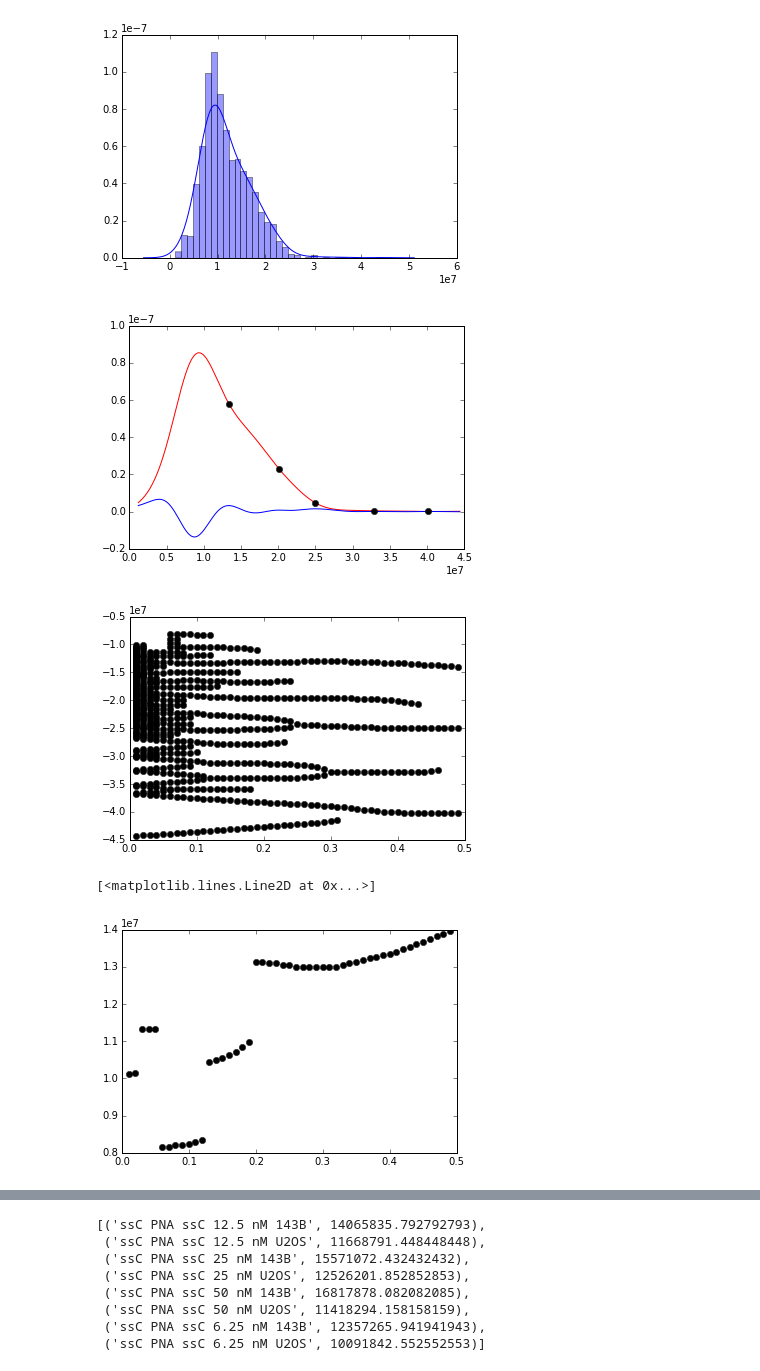
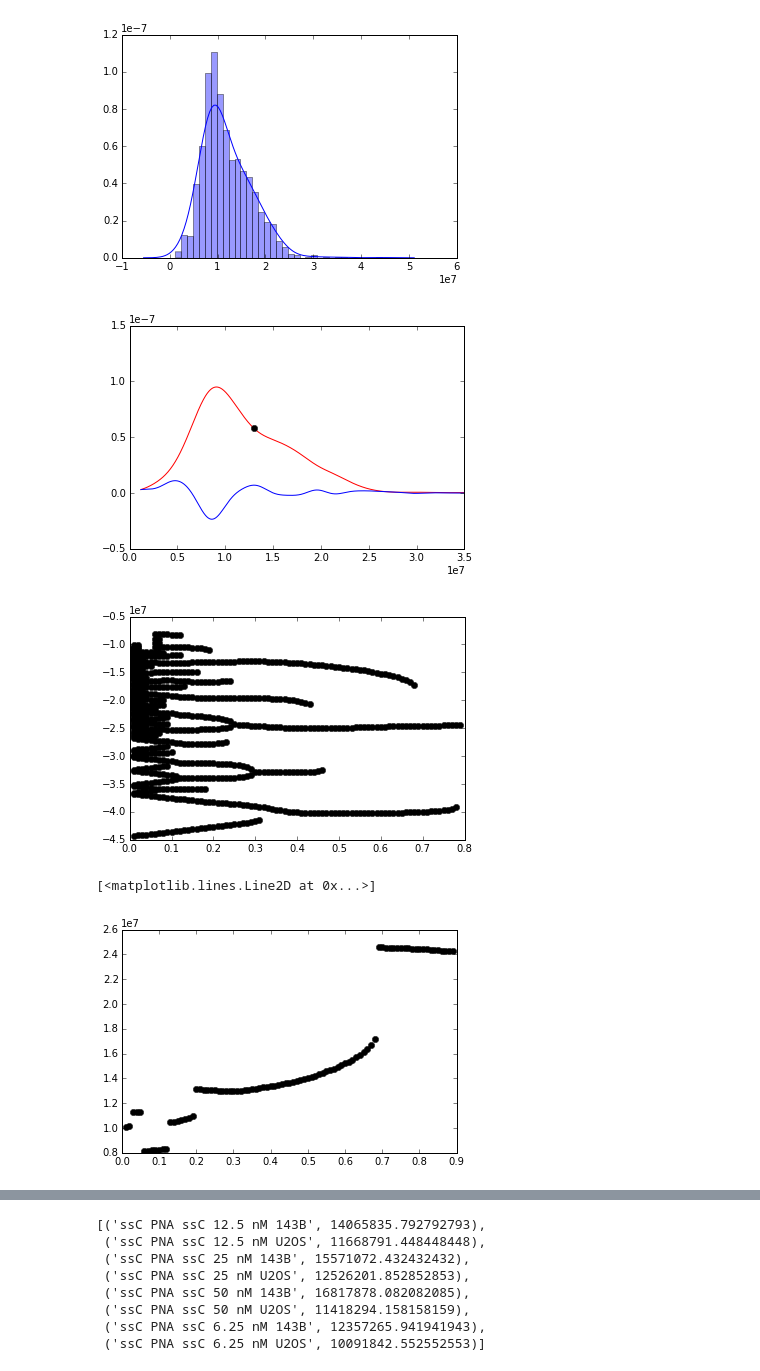
Before and after one commit to dela3499/assay-explorer, a Jupyter notebook: nb/Labeling cell phase.ipynb, the cells around one changed output, grey strips where cells are left out. Cells and saved outputs as stored; diff of their text form; code cells hidden in the pictures.

```diff
--- a/nb/Labeling cell phase.ipynb
+++ b/nb/Labeling cell phase.ipynb
@@ -46,14 +48,15 @@ def f(bw):
 #     thresh_x,thresh_y = get_threshold(intensity,bw)
 #     plt.plot(thresh_x,thresh_y,'ko')
     thresh_xs,thresh_ys = get_thresholds(intensity,bw)
-    plt.plot(thresh_xs,thresh_ys,'ko')
+    plt.plot(thresh_xs[0],thresh_ys[0],'ko')
+    plt.axis([0,3.5e7,-0.5e-7,1.5e-7])
 
     return my_pdf
 #     plt.hist(intensity,normed=1,alpha=.3,bins=200) # histogram
 
-interact(f,bw=widgets.FloatSlider(min=0.05,max=0.4,step=0.01,value=0.5));
+interact(f,bw=widgets.FloatSlider(min=0.2,max=0.6,step=0.01,value=0.5));
 # %% [output]
-[figure, old version]
+[figure, new version]
 # %%
 def get_threshold(vals,bw):
     pdf = gaussian_kde(vals,bw_method=bw)
@@ -64,20 +67,20 @@ def get_threshold(vals,bw):
     index = min([yi for yi in signal.argrelmax(ddx)[0] if yi > peak])
     return (x[index],pdf(x[index])[0])
 # %%
-bws = np.arange(0.01,0.5,0.01)
+bws = np.arange(0.01,0.8,0.01)
 results = [get_thresholds(intensity,bw)[0] for bw in bws]
 
 for bw,result in zip(bws,results):
     plt.plot([bw]*len(result),result * -1,'ko')
 # %% [output]
-[figure, old version]
+[figure, new version]
 # %%
-bws = np.arange(0.01,0.5,0.01)
-results = np.array([get_threshold(intensity,bw)[0] for bw in bws])
+bws = np.arange(0.01,0.9,0.01)
+results = np.array([get_threshold(intensity,bw) for bw in bws])
 plt.plot(bws,results,'ko')
 # %% [output]
 [<matplotlib.lines.Line2D at 0x...>]
-[figure, old version]
+[figure, new version]
 # %%
 plt.plot(np.diff(results))
 # %% [output]
```
Also changed, not shown: parts of 4 cells of this notebook, 1 other file.
